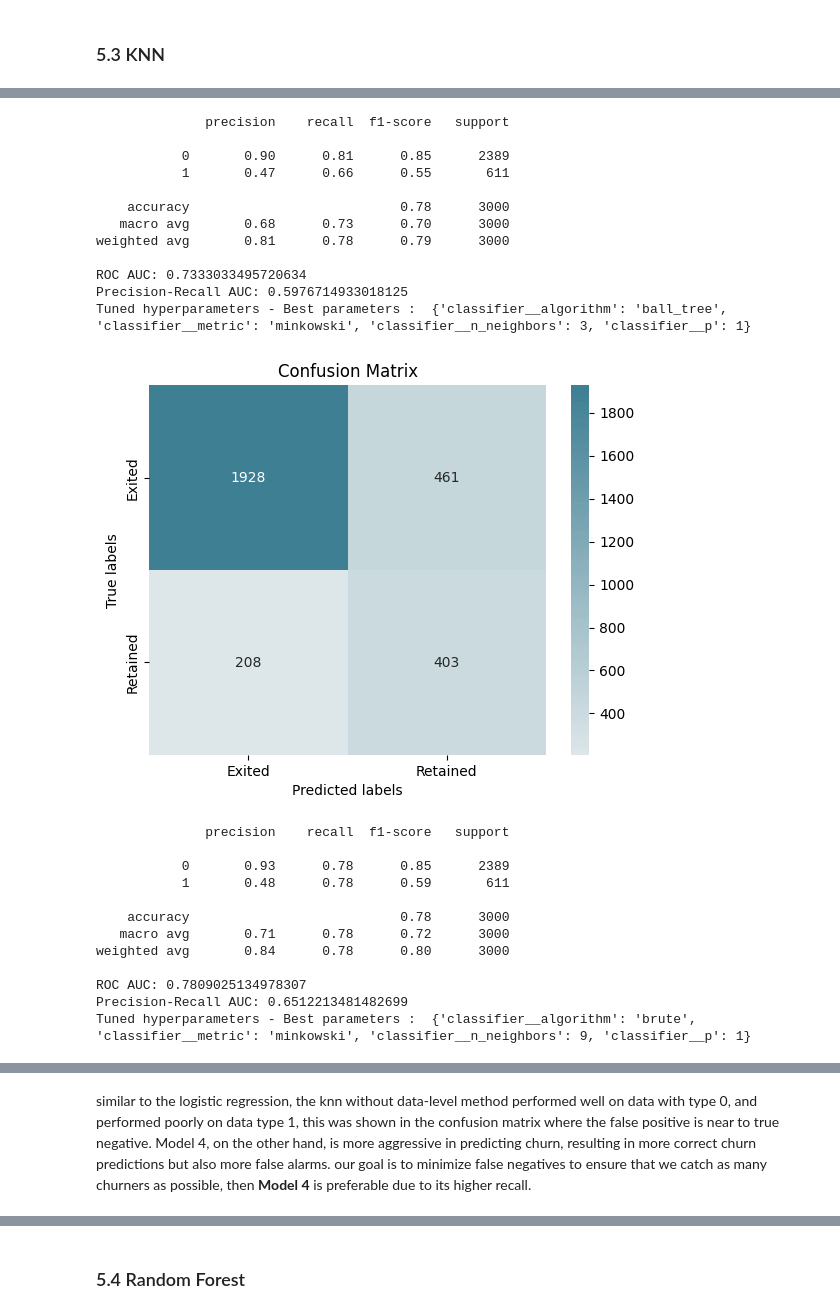
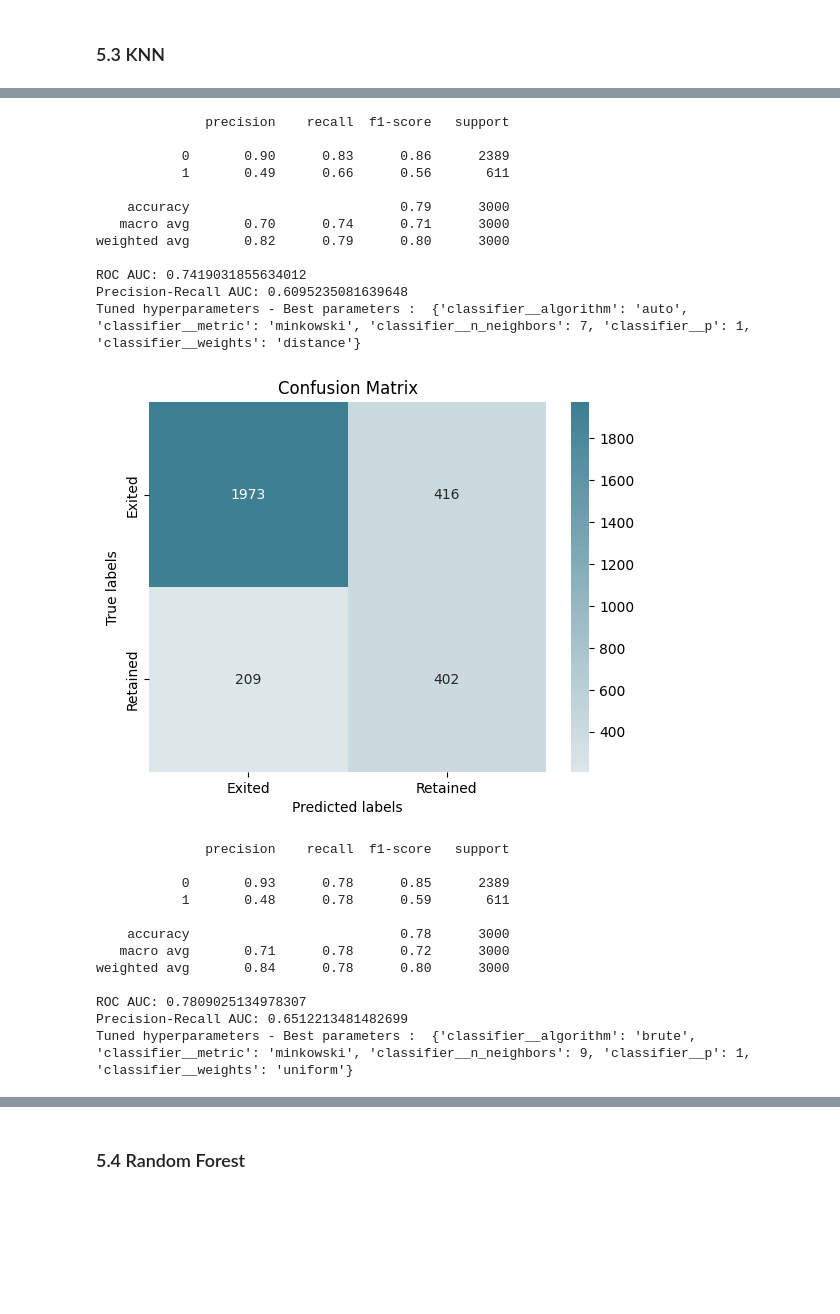
Before and after one commit to Abderrahmane-Chafi/BankCustomerChurnAnalysis, a Jupyter notebook: notebook794dc85e40.ipynb, the cells around one changed output, grey strips where cells are left out. Drawn from its saved outputs; the diff is of its cells as text; code cells hidden in the pictures; blank space fills up the shorter version.

```diff
--- a/notebook794dc85e40.ipynb
+++ b/notebook794dc85e40.ipynb
@@ -529,8 +529,11 @@ stratified_kf = StratifiedKFold(n_splits=5, shuffle=True, random_state=42)
 # %%
 parameters_tree = {
     'classifier__criterion': ['gini', 'entropy'],
+    'classifier__max_depth': [3, 4, 5, 6, 7, 9, 11],
+    'classifier__min_samples_split': [2, 3, 4, 5, 6, 7],
     'classifier__min_samples_leaf': [1, 2, 4, 6, 8],
-    'classifier__min_samples_split': [2, 3, 4, 5, 6, 7],
+    'classifier__max_features': ['sqrt', 'log2'],
+    'classifier__class_weight': [None, 'balanced']
 }
 
 pipeline_tree= Pipeline([
@@ -629,6 +632,8 @@ parameters_lr = {
     'classifier__C': [0.01,0.1,1],
     'classifier__penalty': ['l2'],
     'classifier__solver': ['lbfgs'],
+    'classifier__max_iter': [100, 200, 300],
+    'classifier__class_weight': [None, 'balanced']
 }
 
 pipeline_lr = Pipeline([
@@ -723,6 +735,7 @@ parameters_knn = {
     'classifier__algorithm': ['auto', 'ball_tree', 'kd_tree', 'brute'],
     'classifier__p': [1, 2],
     'classifier__metric': ['minkowski','euclidean','manhattan'],
+    'classifier__weights': ['uniform','distance']#'uniform': All neighbors are weighted equally. 'distance': Neighbors are weighted by the inverse of their distance. Closer neighbors have more influence.
 }
 
 pipeline_knn = Pipeline([
@@ -784,17 +797,17 @@ Tuned hyperparameters - Best parameters :  {'classifier__algorithm': 'brute', 'c
 [figure]
               precision    recall  f1-score   support
 
-           0       0.90      0.81      0.85      2389
-           1       0.47      0.66      0.55       611
+           0       0.90      0.83      0.86      2389
+           1       0.49      0.66      0.56       611
 
-    accuracy                           0.78      3000
-   macro avg       0.68      0.73      0.70      3000
-weighted avg       0.81      0.78      0.79      3000
+    accuracy                           0.79      3000
+   macro avg       0.70      0.74      0.71      3000
+weighted avg       0.82      0.79      0.80      3000
 
-ROC AUC: 0.7333033495720634
-Precision-Recall AUC: 0.5976714933018125
-Tuned hyperparameters - Best parameters :  {'classifier__algorithm': 'ball_tree', 'classifier__metric': 'minkowski', 'classifier__n_neighbors': 3, 'classifier__p': 1}
+ROC AUC: 0.7419031855634012
+Precision-Recall AUC: 0.6095235081639648
+Tuned hyperparameters - Best parameters :  {'classifier__algorithm': 'auto', 'classifier__metric': 'minkowski', 'classifier__n_neighbors': 7, 'classifier__p': 1, 'classifier__weights': 'distance'}
-[figure, old version]
+[figure, new version]
               precision    recall  f1-score   support
 
            0       0.93      0.78      0.85      2389
@@ -806,7 +819,5 @@ weighted avg       0.84      0.78      0.80      3000
 
 ROC AUC: 0.7809025134978307
 Precision-Recall AUC: 0.6512213481482699
-Tuned hyperparameters - Best parameters :  {'classifier__algorithm': 'brute', 'classifier__metric': 'minkowski', 'classifier__n_neighbors': 9, 'classifier__p': 1}
+Tuned hyperparameters - Best parameters :  {'classifier__algorithm': 'brute', 'classifier__metric': 'minkowski', 'classifier__n_neighbors': 9, 'classifier__p': 1, 'classifier__weights': 'uniform'}
 [figure]
-# %% [markdown]
-similar to the logistic regression, the knn without data-level method performed well on data with type 0, and performed poorly on data type 1, this was shown in the confusion matrix where the false positive is near to true negative. Model 4, on the other hand, is more aggressive in predicting churn, resulting in more correct churn predictions but also more false alarms. our goal is to minimize false negatives to ensure that we catch as many churners as possible, then **Model 4** is preferable due to its higher recall.
```
Also changed, not shown: parts of 15 cells of this notebook.
